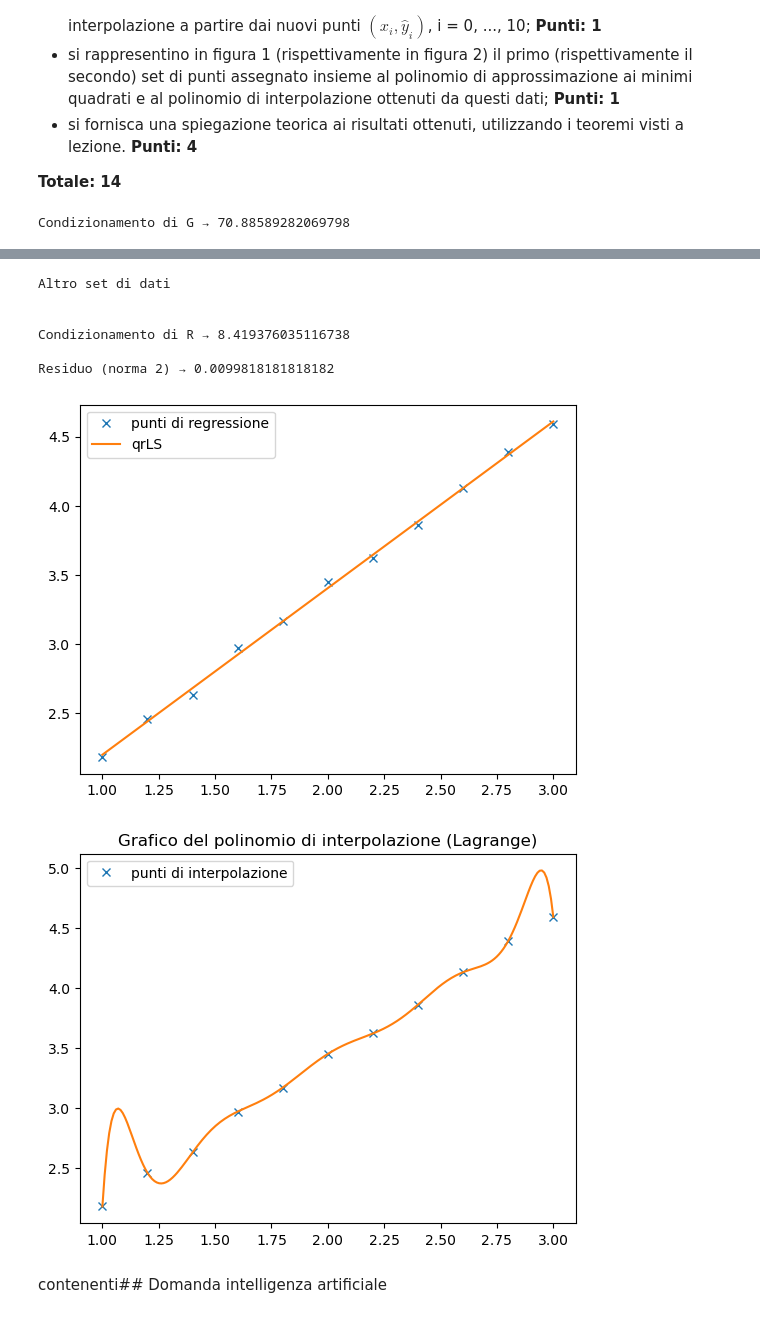
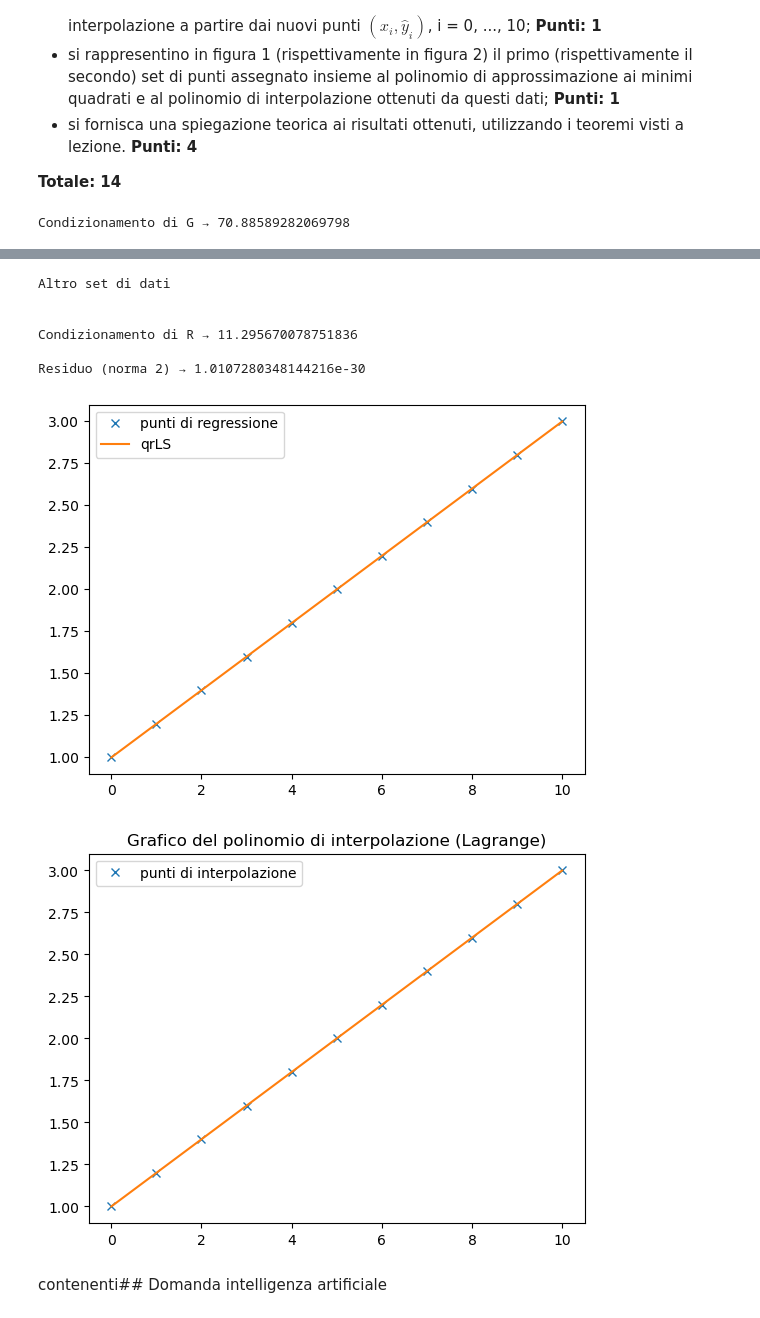
Before and after one commit to KeegTheBoi/metodi_numerici_es, a Jupyter notebook: Exam Attempts/Esame21Luglio_TurnoI/my_solutions.ipynb, the cells around one changed output, grey strips where cells are left out. Drawn from its saved outputs; the diff is of its cells as text; code cells hidden in the pictures.

```diff
--- a/Exam Attempts/Esame21Luglio_TurnoI/my_solutions.ipynb
+++ b/Exam Attempts/Esame21Luglio_TurnoI/my_solutions.ipynb
@@ -205,42 +205,44 @@ def lagrange(xnodi, j):
 
 def interL(x, y, xv):
     L = np.array([np.polyval(lagrange(x, j), xv) for j, v in enumerate(x)])
     return L.T @ y
 
 plt.plot(x, y, 'x', label='punti di interpolazione')
 plt.plot(xv, interL(x, y, xv))
 plt.title('Grafico del polinomio di interpolazione (Lagrange)')
 plt.legend()
 plt.show()
 
 #Punto 3
 #perturbiamo il set di dati
 xi = np.arange(0,11)
-y += .2 * xi + 1
+y = .2 * xi + 1
+xv = np.linspace(min(xi), max(xi), 200)
 
 print('Altro set di dati\n\n')
-plt.plot(x, y, 'x', label='punti di regressione')
-plot_regression(x, y, xv, qrLS, A, 'qrLS')
+A = np.vander(xi, increasing=True)[:,0:n+1]
+plt.plot(xi, y, 'x', label='punti di regressione')
+plot_regression(xi, y, xv, qrLS, A, 'qrLS')
 plt.legend()
 plt.show()
 
-plt.plot(x, y, 'x', label='punti di interpolazione')
-plt.plot(xv, interL(x, y, xv))
+plt.plot(xi, y, 'x', label='punti di interpolazione')
+plt.plot(xv, interL(xi, y, xv))
 plt.title('Grafico del polinomio di interpolazione (Lagrange)')
 plt.legend()
 plt.show()
 # %% [output]
 Condizionamento di G → 70.88589282069798
 [figure]
 [figure]
 Altro set di dati
 
 
-Condizionamento di R → 8.419376035116738
+Condizionamento di R → 11.295670078751836
 
-Residuo (norma 2) → 0.0099818181818182
+Residuo (norma 2) → 1.0107280348144216e-30
-[figure, old version]
+[figure, new version]
-[figure, old version]
+[figure, new version]
 # %% [markdown]
 contenenti## Domanda intelligenza artificiale
 # %% [markdown]
```
Also changed, not shown: 1 other file.
